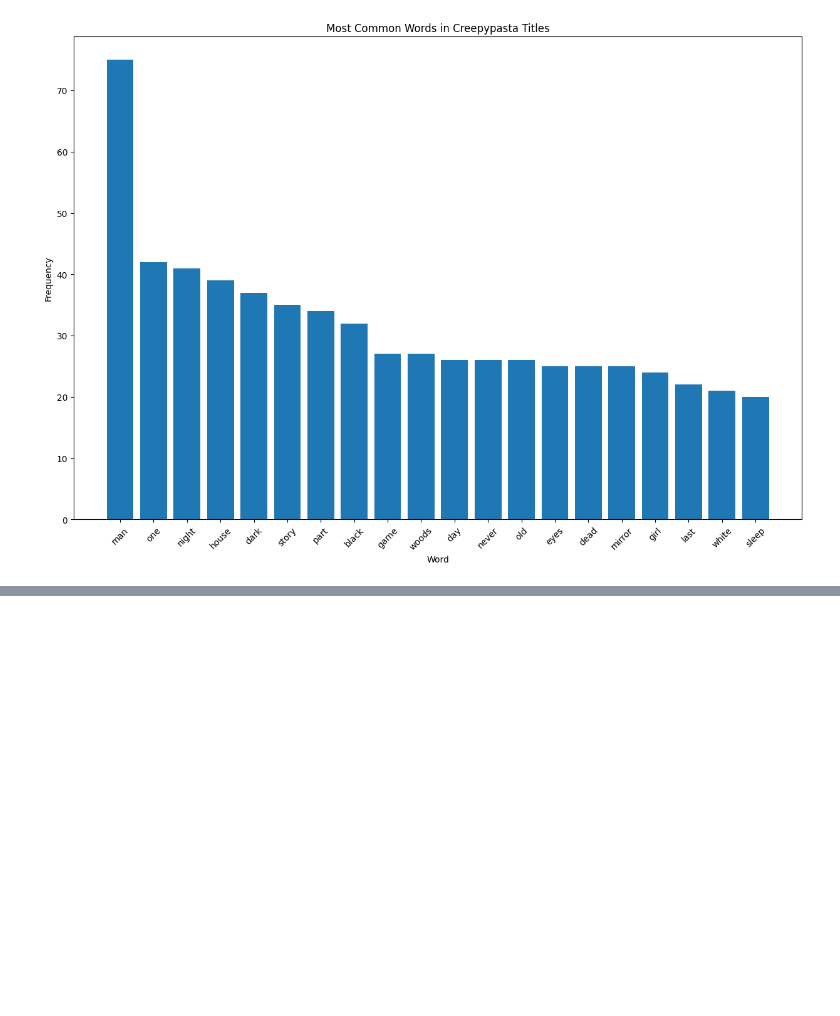
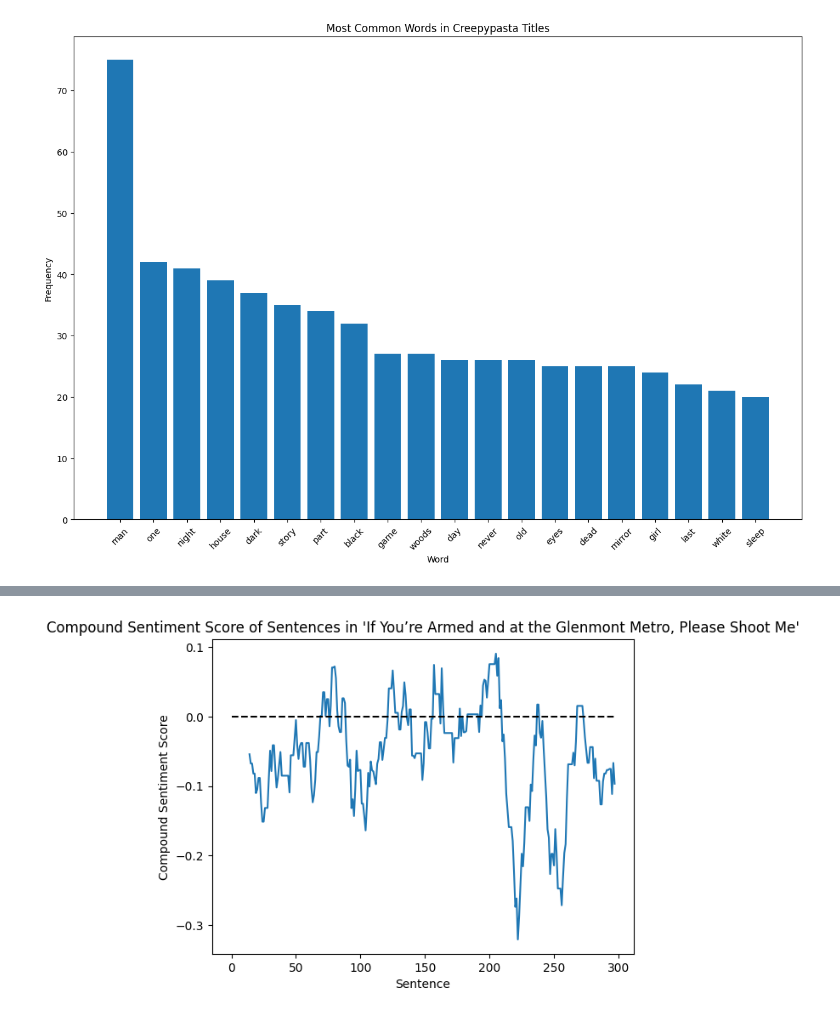
Before and after one commit to BraydenJenkins/creepypasta-analysis, a Jupyter notebook: analysis.ipynb, the cells around one changed output, grey strips where cells are left out. Cells and saved outputs as stored; diff of their text form; code cells hidden in the pictures; blank space fills up the shorter version.

```diff
--- a/analysis.ipynb
+++ b/analysis.ipynb
@@ -373,0 +450,16 @@ Total characters in all creepypasta titles: 63444
+# %%
+# now let's try to get a running average over a sentence window to get a better idea of the shape of the story
+window_size = 15
+
+sentiment_series = pd.Series(sentiment_scores)
+sentiment_mean = sentiment_series.rolling(window_size).mean().values
+x_axis = sentiment_series.index
+
+plot = plt.plot(x_axis, sentiment_mean)
+plt.plot(x_axis, [0 for i in range(len(x_axis))], 'k--')
+
+plt.xlabel('Sentence')
+plt.ylabel('Compound Sentiment Score')
+title = plt.title('Compound Sentiment Score of Sentences in \''+highest_rated['story_name']+"\'")
+# %% [output]
+[figure, added]
```
Also changed, not shown: parts of 9 cells of this notebook.
